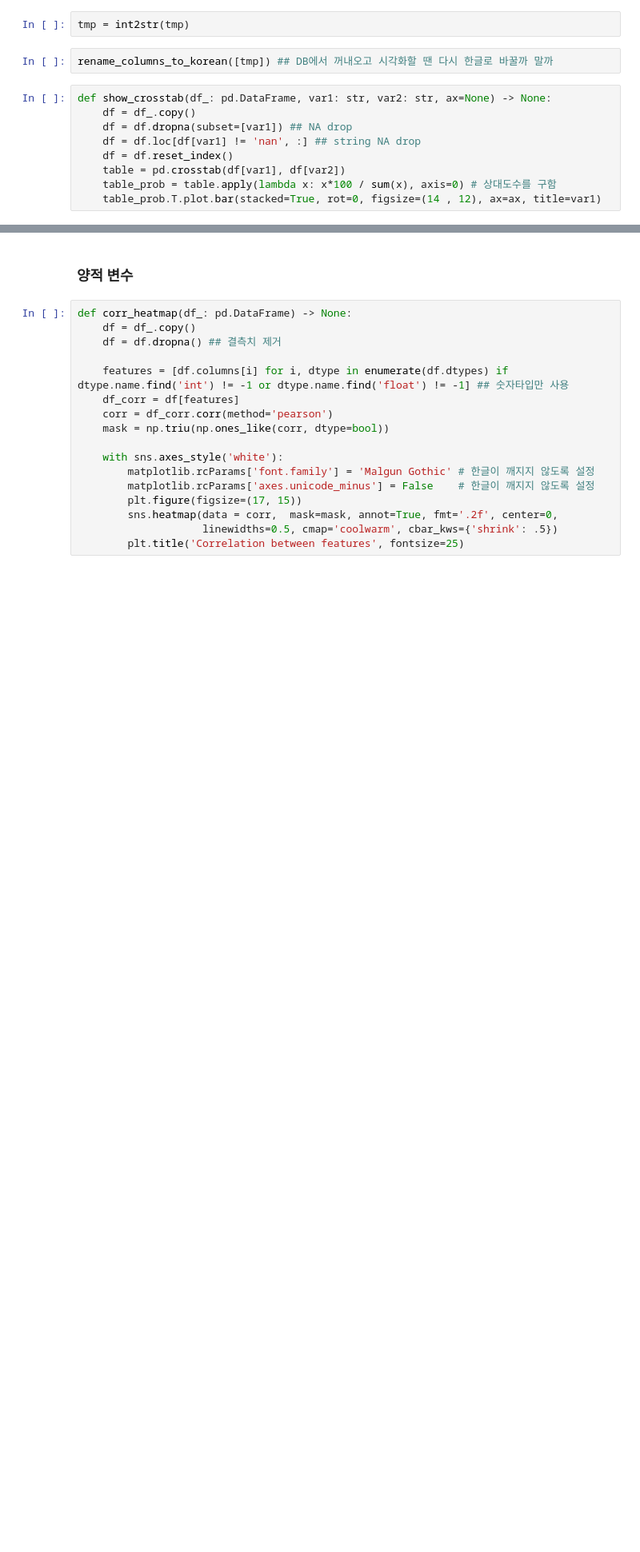
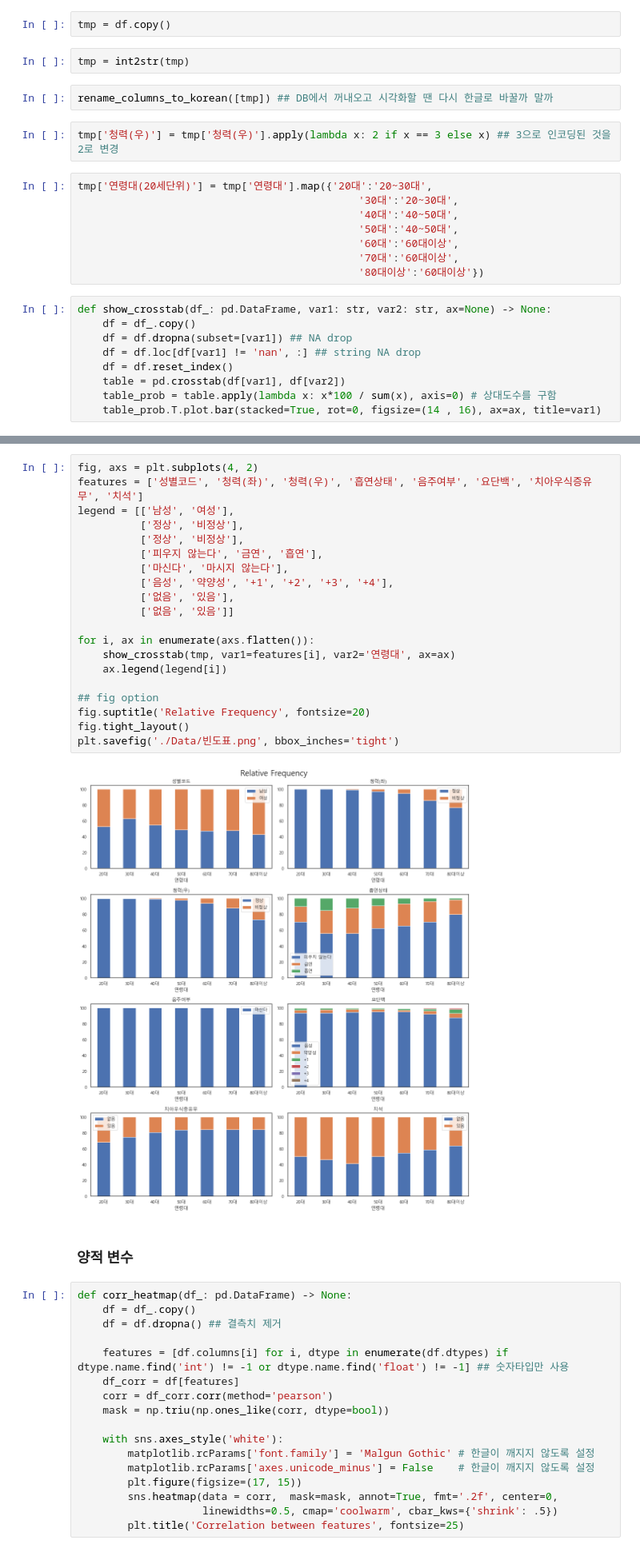
Before and after one commit to Jaesu26/statistical-database-project, a Jupyter notebook: 2022-05-30-StatsDB-Final.ipynb, the cells around one changed output, grey strips where cells are left out. Shown at 80% size. Saved outputs shown, nothing was run; the diff lists cells and outputs as text; blank space fills up the shorter version.

```diff
--- a/2022-05-30-StatsDB-Final.ipynb
+++ b/2022-05-30-StatsDB-Final.ipynb
@@ -732,7 +721,19 @@ tmp = tmp.merge(tooth_table)
+# %%
+tmp = df.copy()
 # %%
 tmp = int2str(tmp)
 # %%
 rename_columns_to_korean([tmp]) ## DB에서 꺼내오고 시각화할 땐 다시 한글로 바꿀까 말까
+# %%
+tmp['청력(우)'] = tmp['청력(우)'].apply(lambda x: 2 if x == 3 else x) ## 3으로 인코딩된 것을 2로 변경
+# %%
+tmp['연령대(20세단위)'] = tmp['연령대'].map({'20대':'20~30대',
+                                             '30대':'20~30대',
+                                             '40대':'40~50대',
+                                             '50대':'40~50대',
+                                             '60대':'60대이상',
+                                             '70대':'60대이상',
+                                             '80대이상':'60대이상'})
 # %%
 def show_crosstab(df_: pd.DataFrame, var1: str, var2: str, ax=None) -> None:
     df = df_.copy()
@@ -741,4 +742,4 @@ def show_crosstab(df_: pd.DataFrame, var1: str, var2: str, ax=None) -> None:
     df = df.reset_index()
     table = pd.crosstab(df[var1], df[var2])
     table_prob = table.apply(lambda x: x*100 / sum(x), axis=0) # 상대도수를 구함
-    table_prob.T.plot.bar(stacked=True, rot=0, figsize=(14 , 12), ax=ax, title=var1)
+    table_prob.T.plot.bar(stacked=True, rot=0, figsize=(14 , 16), ax=ax, title=var1)
@@ -756,3 +746,25 @@ fig.tight_layout()
+# %%
+fig, axs = plt.subplots(4, 2)
+features = ['성별코드', '청력(좌)', '청력(우)', '흡연상태', '음주여부', '요단백', '치아우식증유무', '치석']
+legend = [['남성', '여성'],
+          ['정상', '비정상'],
+          ['정상', '비정상'],
+          ['피우지 않는다', '금연', '흡연'],
+          ['마신다', '마시지 않는다'],
+          ['음성', '약양성', '+1', '+2', '+3', '+4'],
+          ['없음', '있음'],
+          ['없음', '있음']]
+
+for i, ax in enumerate(axs.flatten()):
+    show_crosstab(tmp, var1=features[i], var2='연령대', ax=ax)
+    ax.legend(legend[i])
+
+## fig option
+fig.suptitle('Relative Frequency', fontsize=20)
+fig.tight_layout()
+plt.savefig('./Data/빈도표.png', bbox_inches='tight')
+# %% [output]
+[figure, added]
 # %% [markdown]
 ### 양적 변수
 # %%
```
Also changed, not shown: parts of 56 cells of this notebook.
